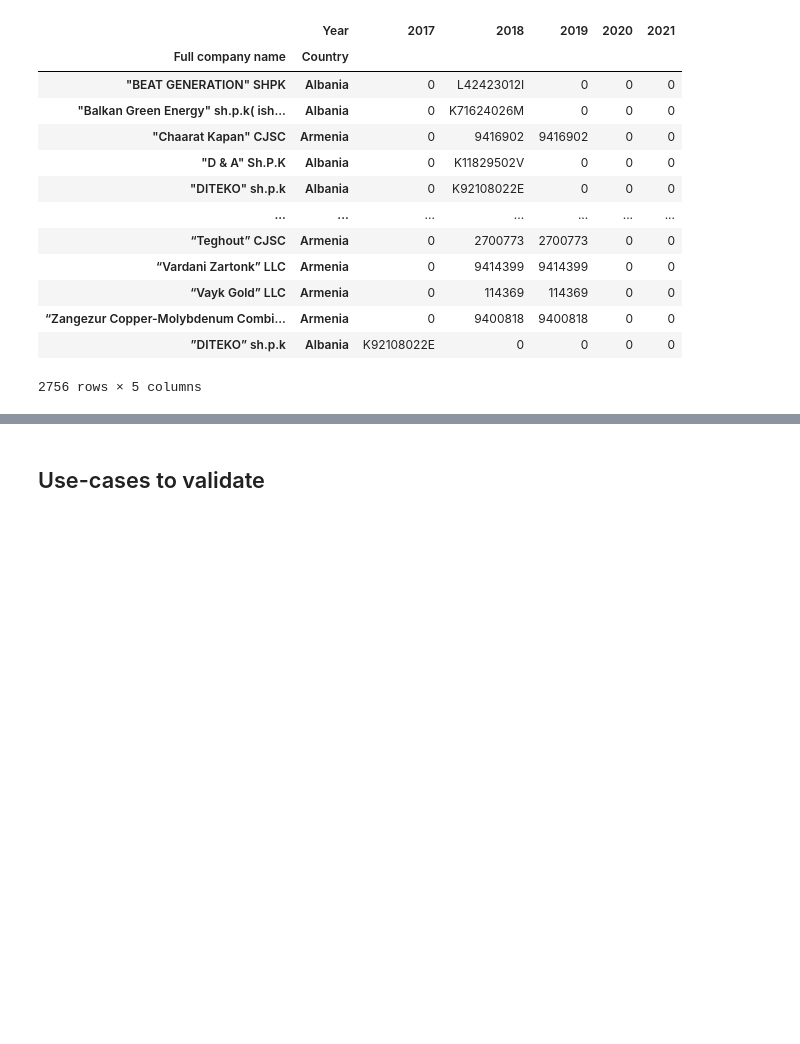
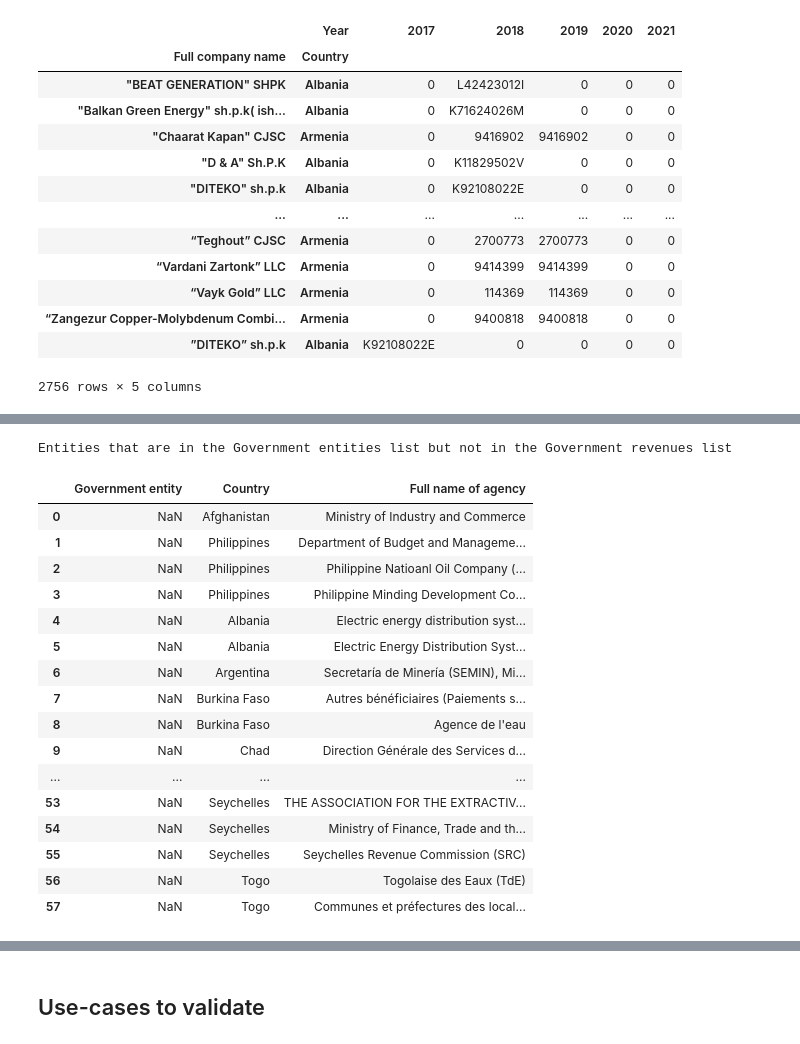
Before and after one commit to civicliteracies/EITI_SDT_data_verification_and_validation, a Jupyter notebook: Verification and Validation.ipynb, the cells around one changed output, grey strips where cells are left out. Drawn from its saved outputs; the diff is of its cells as text; code cells hidden in the pictures; blank space fills up the shorter version.

```diff
--- a/Verification and Validation.ipynb
+++ b/Verification and Validation.ipynb
@@ -1212,0 +1226,5 @@ Companies with changing/different IDs over time
+# %%
+# Get list of unique government entities in the Government revenues and Reporting government entities list
+
+govt_entities_in_revenues = df_part_4[['Government entity', 'Country']].drop_duplicates().reset_index(drop=True)
+govt_entities_in_revenues
@@ -1212,0 +1245,3 @@ Companies with changing/different IDs over time
+# %%
+govt_entities_in_report = df_part_3b[['Full name of agency', 'Country']].drop_duplicates().reset_index(drop=True)
+govt_entities_in_report
@@ -1212,0 +1293,3 @@ Companies with changing/different IDs over time
+# %%
+govt_entities_merged_right = pd.merge(govt_entities_in_revenues, govt_entities_in_report, left_on=['Government entity', 'Country'], right_on=['Full name of agency', 'Country'], how='right', indicator=True)
+govt_entities_merged_right
@@ -1212,0 +1310,23 @@ Companies with changing/different IDs over time
+# %%
+print("Entities that are in the Government entities list but not in the Government revenues list")
+govt_entities_not_in_revenues = govt_entities_merged_right[govt_entities_merged_right['_merge'] == 'right_only'].drop(columns=['_merge']).reset_index(drop=True)
+govt_entities_not_in_revenues
+# %% [output]
+Entities that are in the Government entities list but not in the Government revenues list
+|  | Government entity | Country | Full name of agency |
+| 0 | NaN | Afghanistan | Ministry of Industry and Commerce |
+| 1 | NaN | Philippines | Department of Budget and Manageme... |
+| 2 | NaN | Philippines | Philippine Natioanl Oil Company (... |
+| 3 | NaN | Philippines | Philippine Minding Development Co... |
+| 4 | NaN | Albania | Electric energy distribution syst... |
+| 5 | NaN | Albania | Electric Energy Distribution Syst... |
+| 6 | NaN | Argentina | Secretaría de Minería (SEMIN), Mi... |
+| 7 | NaN | Burkina Faso | Autres bénéficiaires (Paiements s... |
+| 8 | NaN | Burkina Faso | Agence de l'eau |
+| 9 | NaN | Chad | Direction Générale des Services d... |
+| ... | ... | ... | ... |
+| 53 | NaN | Seychelles | THE ASSOCIATION FOR THE EXTRACTIV... |
+| 54 | NaN | Seychelles | Ministry of Finance, Trade and th... |
+| 55 | NaN | Seychelles | Seychelles Revenue Commission (SRC) |
+| 56 | NaN | Togo | Togolaise des Eaux (TdE) |
+| 57 | NaN | Togo | Communes et préfectures des local... |
```
Also changed, not shown: parts of 10 cells of this notebook, 1 other file.
